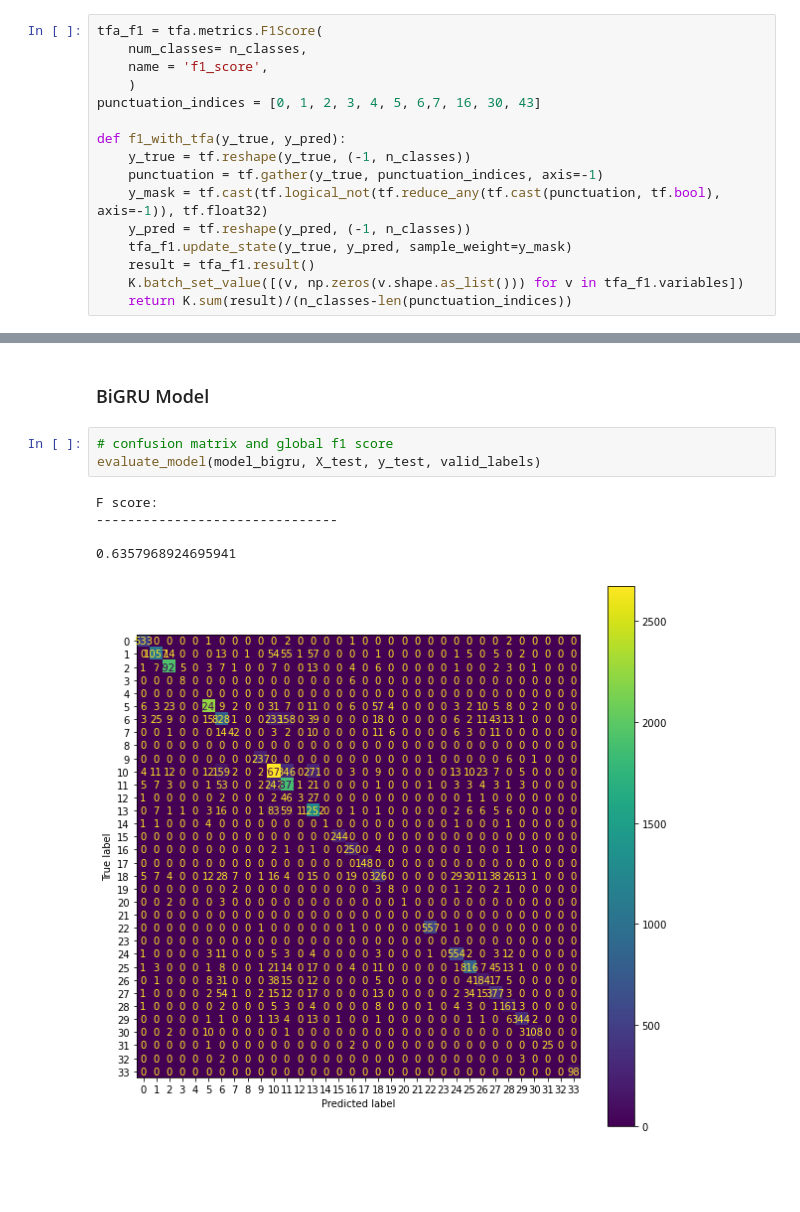
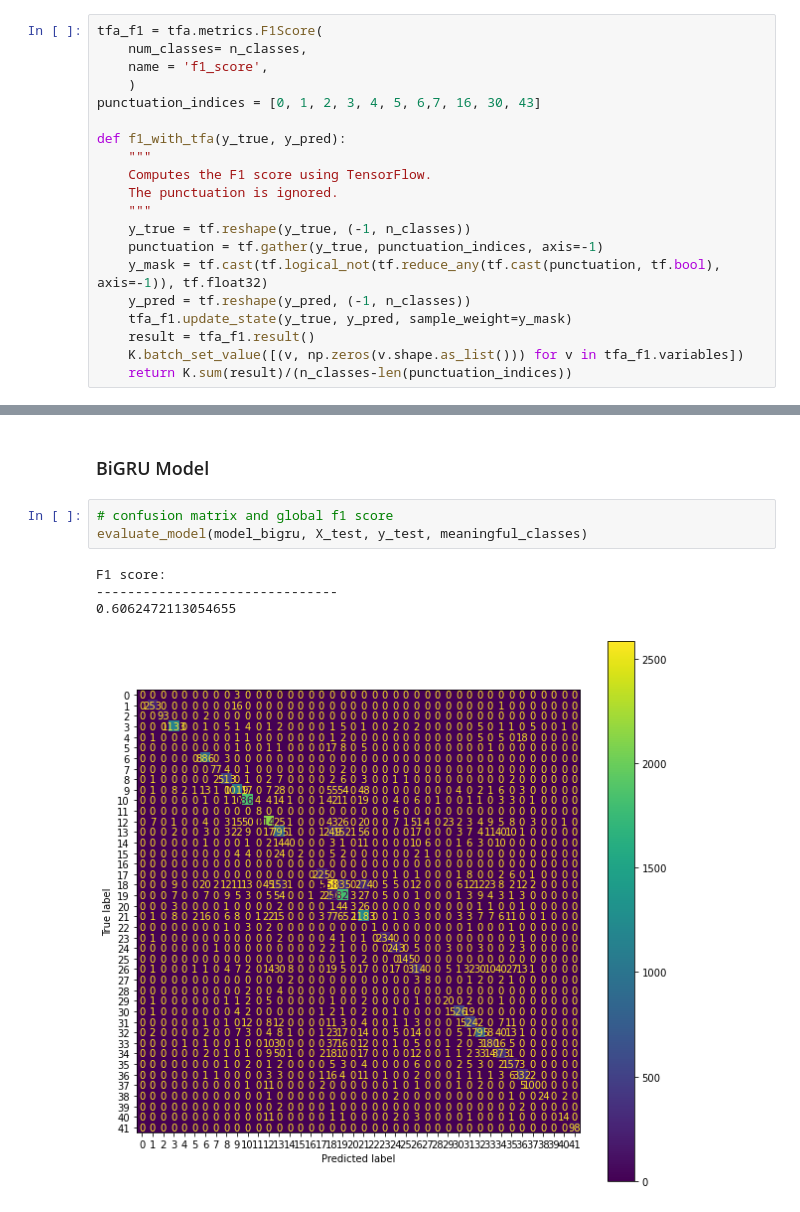
Before and after one commit to gmurro/PartOfSpeechTagging, a Jupyter notebook: POS_with_workingF1.ipynb, the cells around one changed output, grey strips where cells are left out. Drawn from its saved outputs; the diff is of its cells as text; blank space fills up the shorter version.

Commit message:
Fix bug evaluate_model

```diff
--- a/POS_with_workingF1.ipynb
+++ b/POS_with_workingF1.ipynb
@@ -247,6 +698,10 @@ tfa_f1 = tfa.metrics.F1Score(
 punctuation_indices = [0, 1, 2, 3, 4, 5, 6,7, 16, 30, 43]
 
 def f1_with_tfa(y_true, y_pred):
+    """
+    Computes the F1 score using TensorFlow.
+    The punctuation is ignored.
+    """
     y_true = tf.reshape(y_true, (-1, n_classes))
     punctuation = tf.gather(y_true, punctuation_indices, axis=-1)
     y_mask = tf.cast(tf.logical_not(tf.reduce_any(tf.cast(punctuation, tf.bool), axis=-1)), tf.float32)
@@ -971,12 +1416,11 @@ weighted avg       0.84      0.84      0.83     23188
 ### BiGRU Model
 # %%
 # confusion matrix and global f1 score
-evaluate_model(model_bigru, X_test, y_test, valid_labels)
+evaluate_model(model_bigru, X_test, y_test, meaningful_classes)
 # %% [output]
-F score:
+F1 score:
 -------------------------------
-
-0.6357968924695941
+0.6062472113054655
-[figure, old version]
+[figure, new version]
 # %%
 # classification report using only meaningful classes
```
Also changed, not shown: parts of 32 cells of this notebook, 1 other file.
